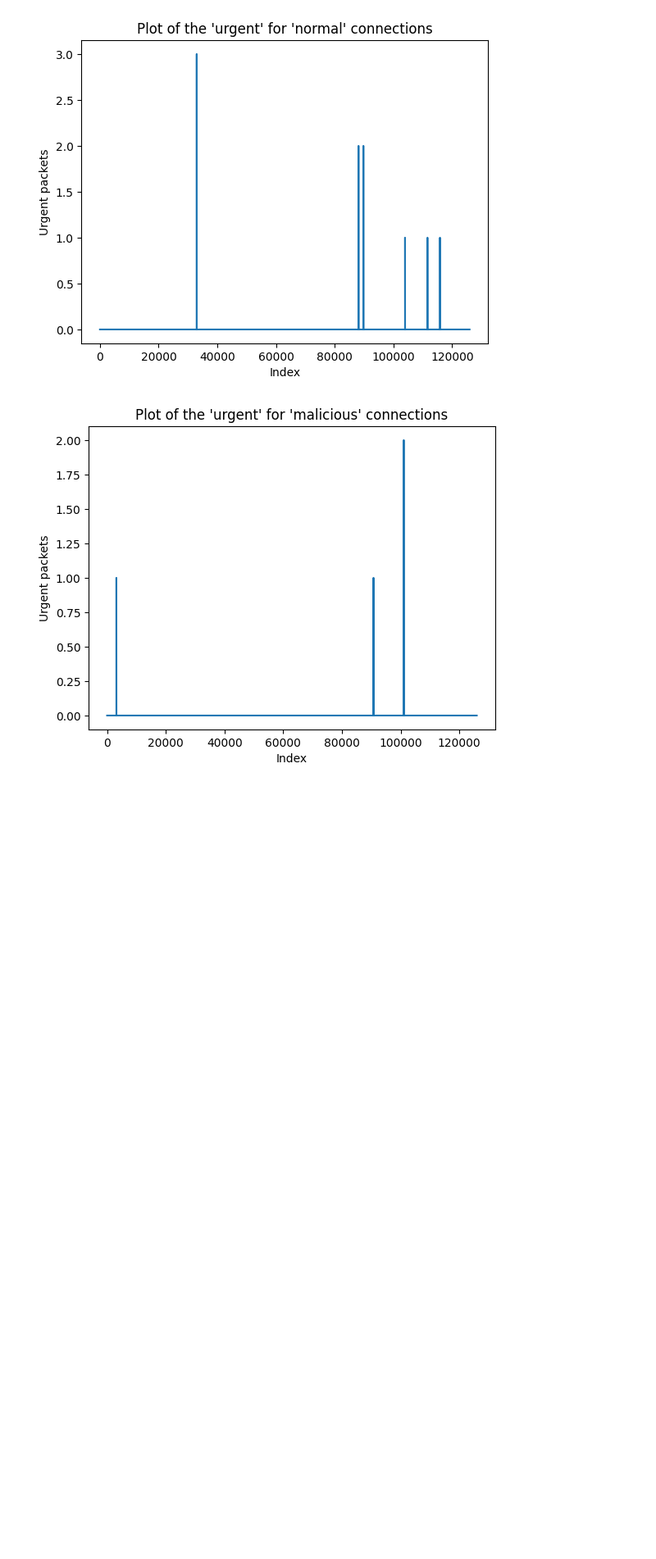
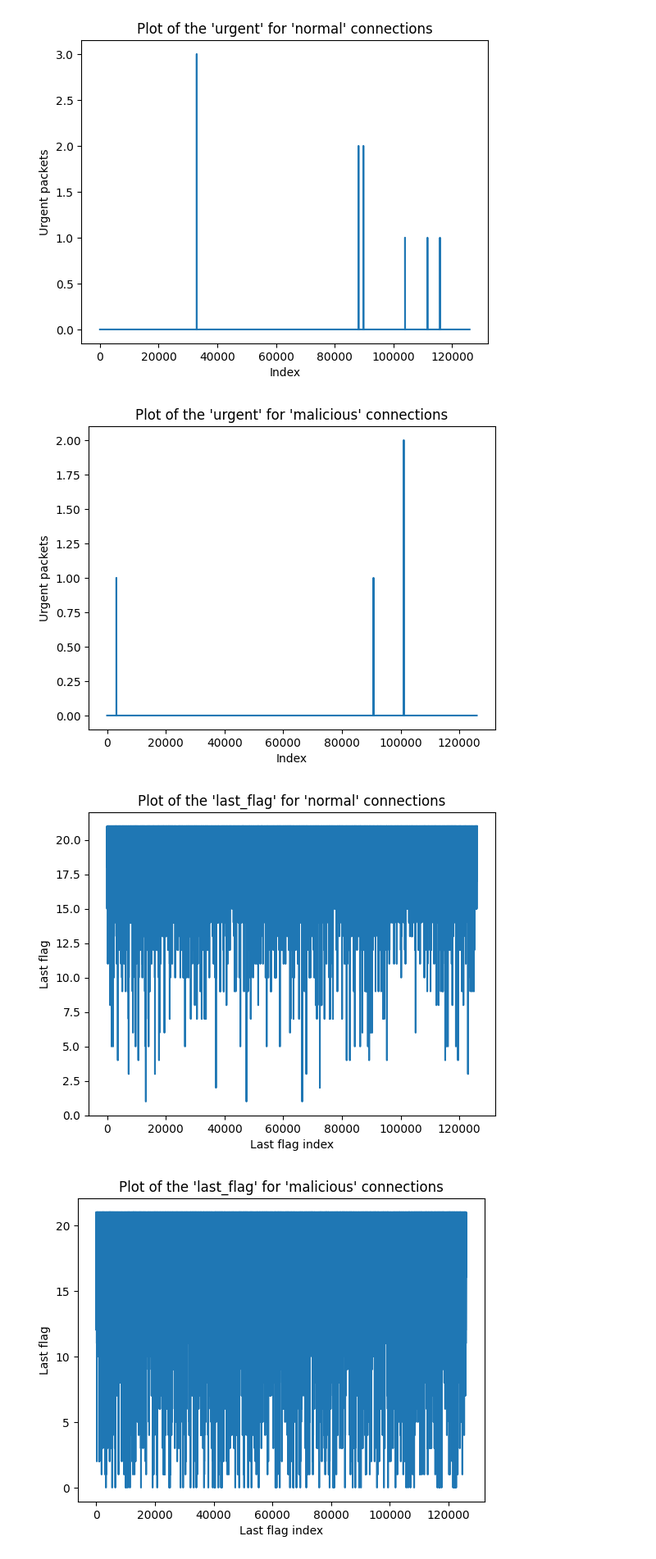
Before and after one commit to KhalidAFarah/StatisticalLearning, a Jupyter notebook: Report/Visualizations/Numerical/Numerical_Features_Normal_Vs_Malicious.ipynb, the cells around one changed output. Shown at 82% size. Saved outputs shown, nothing was run; the diff lists cells and outputs as text; code cells hidden in the pictures; blank space fills up the shorter version.

```diff
--- a/Report/Visualizations/Numerical/Numerical_Features_Normal_Vs_Malicious.ipynb
+++ b/Report/Visualizations/Numerical/Numerical_Features_Normal_Vs_Malicious.ipynb
@@ -70,3 +70,9 @@ show_feature_in_relation_to_attack_bar_chart("urgent", "Index", "Urgent packets"
 # %% [output]
 [figure]
 [figure]
+# %%
+#
+show_feature_in_relation_to_attack_bar_chart("last_flag", "Last flag index", "Last flag")
+# %% [output]
+[figure, added]
+[figure, added]
```
Also changed, not shown: 7 other files.
